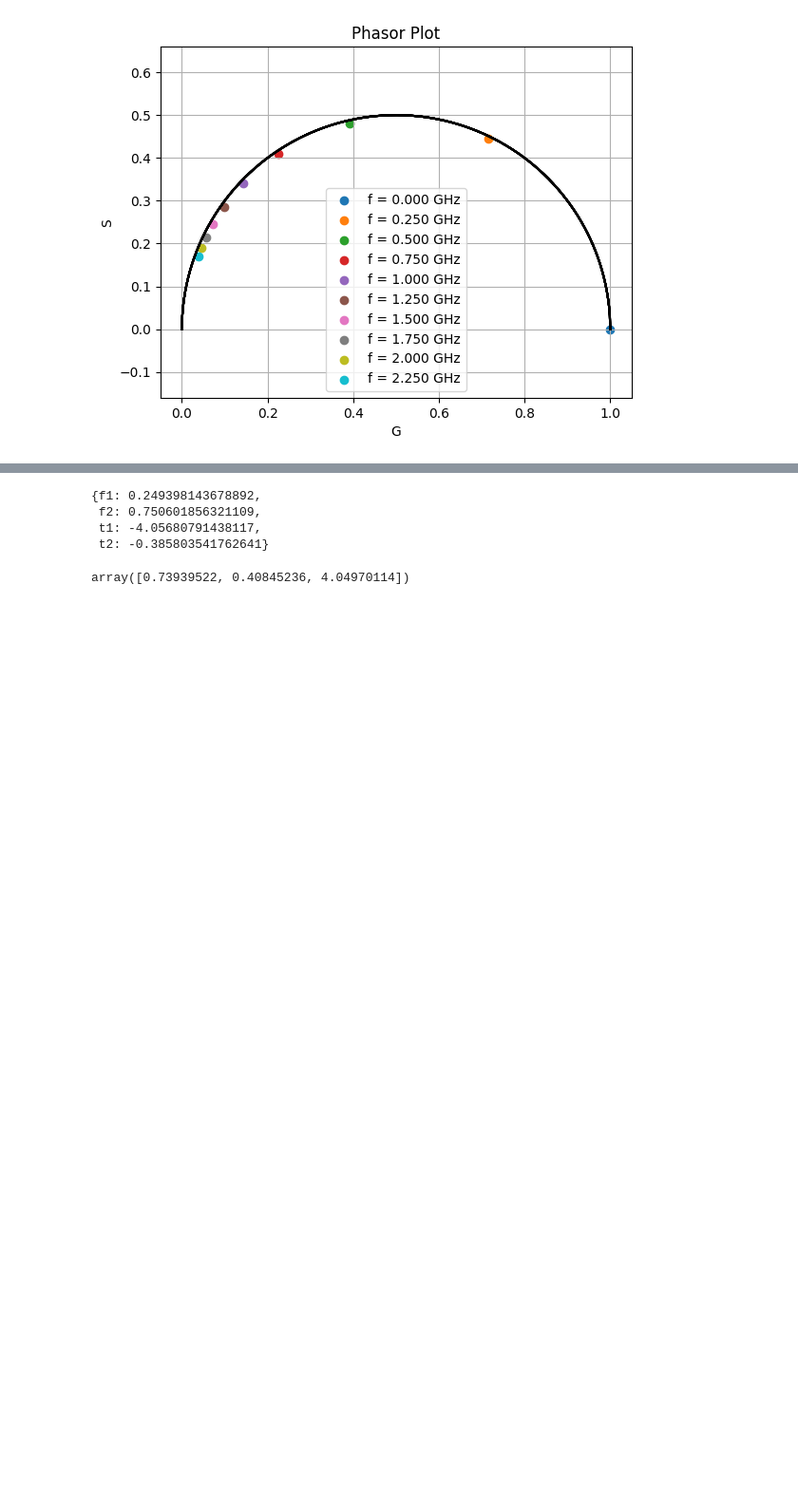
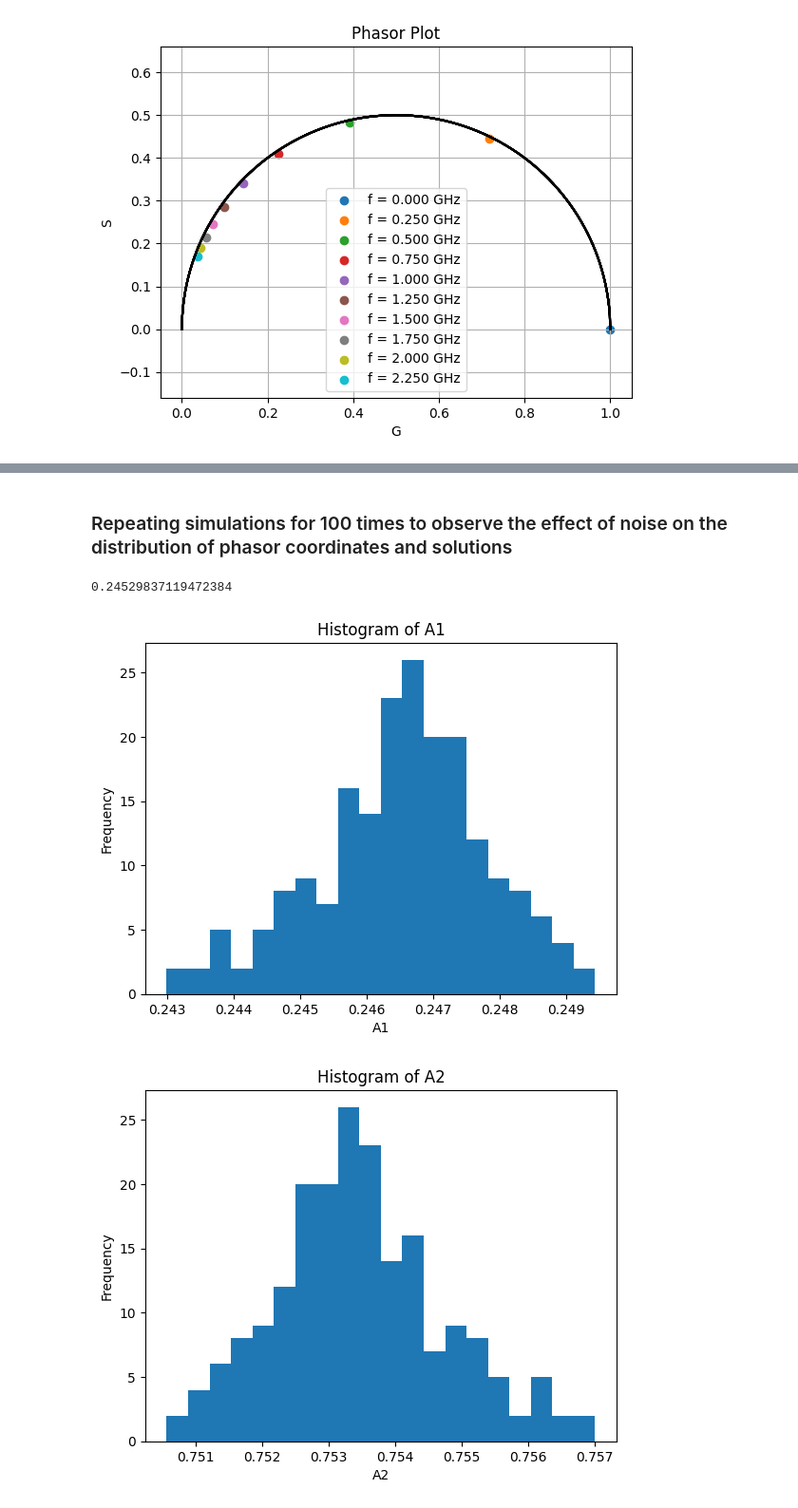
Before and after one commit to ngcnpeter/Y3_Group_Project_2B, a Jupyter notebook: TCSPC-simulation/interim_report.ipynb, the cells around one changed output, grey strips where cells are left out. Shown at 95% size. Cells and saved outputs as stored; diff of their text form; code cells hidden in the pictures; blank space fills up the shorter version.

Commit message:
repeat simulation

```diff
--- a/TCSPC-simulation/interim_report.ipynb
+++ b/TCSPC-simulation/interim_report.ipynb
@@ -303,12 +303,40 @@ phasor_plot(ax,w0,p[np.isin(w,w0)])
-# %%
-w,phasor = NADH.phasor_fft(n_bins = 380)
-phasor_solve(w,phasor)
-# %% [output]
-{f1: 0.249398143678892,
- f2: 0.750601856321109,
- t1: -4.05680791438117,
- t2: -0.385803541762641}
-# %%
-par
-# %% [output]
-array([0.73939522, 0.40845236, 4.04970114])
+# %%
+phasor_df = pd.DataFrame()
+for i in range(3):
+    sim = sim_list[i]
+    w,phasor = sim.phasor_fft(n_bins = 380) #generate phasors
+    sol = phasor_solve(w,phasor) #solution
+    sol = {str(k):v for k,v in sol.items()} #convert symbols to string
+    phasor_df = pd.concat([phasor_df,pd.DataFrame(sol, index=[i])]) #concatenate the results into 1 dataframe
+# %% [markdown]
+### Repeating simulations for 100 times to observe the effect of noise on the distribution of phasor coordinates and solutions
+# %%
+sim = NADH
+phasor_df = pd.DataFrame()
+for i in range(200):
+    sim.multi_exp_data() #generate a new decay each time
+    w,phasor = sim.phasor_fft(MC = False, n_bins = 380) #generate phasors
+    sol = phasor_solve(w,phasor) #solution
+    sol = {str(k):float(v) for k,v in sol.items()} #convert symbols to string
+    phasor_dict = {str(round(w[i]/np.pi/2,2)):phasor[i] for i in range(1,4)} #record the phasor positions
+    sol.update(phasor_dict)# append dictionary
+    phasor_df = pd.concat([phasor_df,pd.DataFrame(sol, index=[i])]) #concatenate the results into 1 dataframe
+# %%
+float(sol['A1'])
+# %% [output]
+0.24529837119472384
+# %%
+for column in phasor_df.columns[:4]:
+    # Create a histogram for the current column
+    plt.hist(phasor_df[column], bins=20)  # Adjust the number of bins as needed
+
+    # Set the title and labels for the plot
+    plt.title(f"Histogram of {column}")
+    plt.xlabel(column)
+    plt.ylabel("Frequency")
+
+    # Display the histogram
+    plt.show()
+# %% [output]
+[figure, added]
+[figure, added]
```
Also changed, not shown: parts of 6 cells of this notebook, 4 other files.
